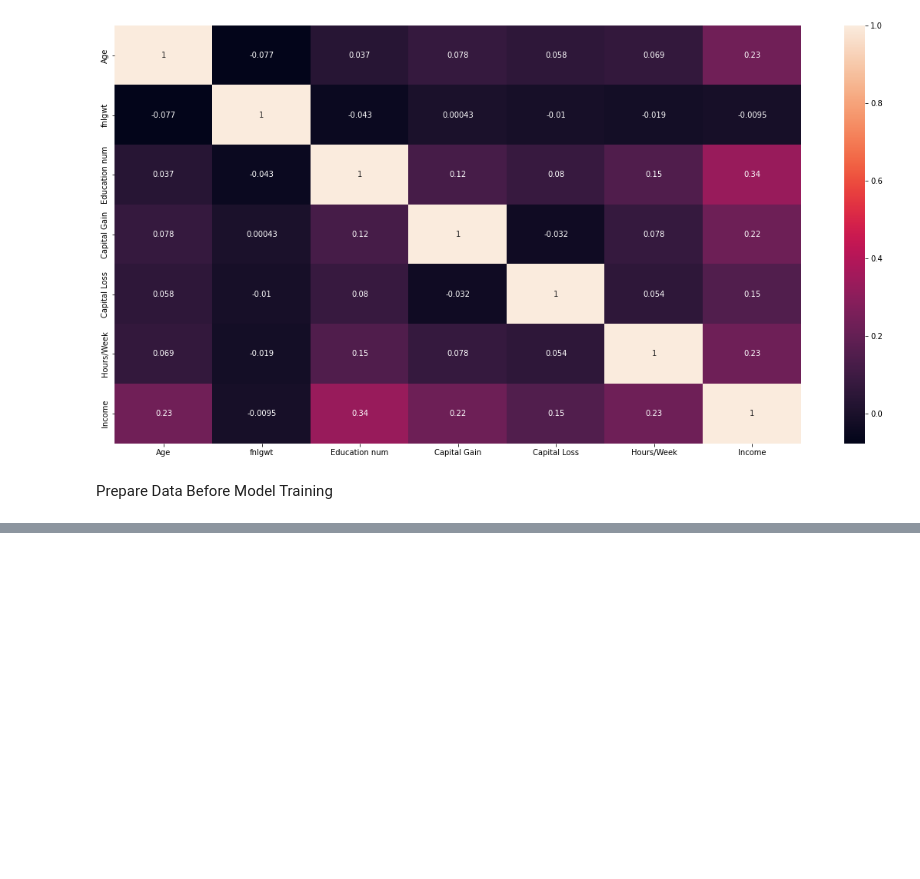
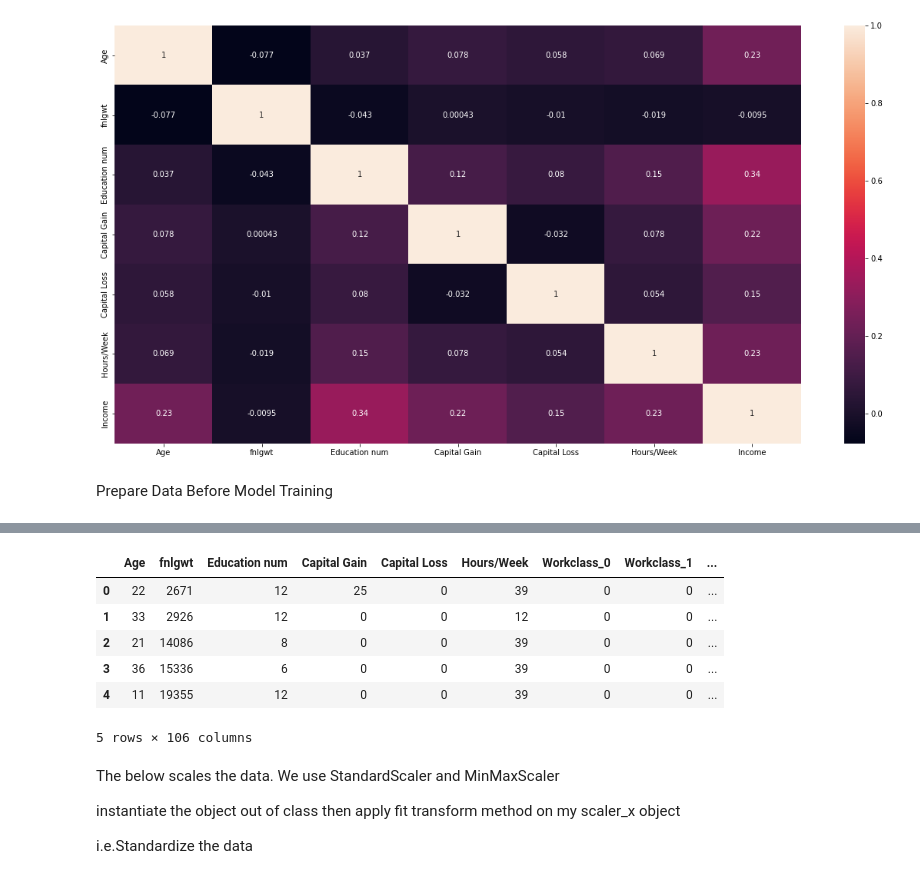
Before and after one commit to arpitsharma27/RegressionTechniques, a Jupyter notebook: LogisticRegressionXGBoost.ipynb, the cells around one changed output, grey strips where cells are left out. Cells and saved outputs as stored; diff of their text form; code cells hidden in the pictures; blank space fills up the shorter version.

```diff
--- a/LogisticRegressionXGBoost.ipynb
+++ b/LogisticRegressionXGBoost.ipynb
@@ -495,0 +550,21 @@ Prepare Data Before Model Training
+# %%
+features=['Workclass', 'Education', 'Maritial Status', 'Occupation', 'Relationship', 'Race', 'Sex', 'Native country']
+
+X = pd.get_dummies(X, columns=features)
+X.head()
+# %% [output]
+|  | Age | fnlgwt | Education num | Capital Gain | Capital Loss | Hours/Week | Workclass_0 | Workclass_1 | ... |
+| 0 | 22 | 2671 | 12 | 25 | 0 | 39 | 0 | 0 | ... |
+| 1 | 33 | 2926 | 12 | 0 | 0 | 12 | 0 | 0 | ... |
+| 2 | 21 | 14086 | 8 | 0 | 0 | 39 | 0 | 0 | ... |
+| 3 | 36 | 15336 | 6 | 0 | 0 | 39 | 0 | 0 | ... |
+| 4 | 11 | 19355 | 12 | 0 | 0 | 39 | 0 | 0 | ... |
+5 rows × 106 columns
+# %% [markdown]
+The below scales the data.
+We use StandardScaler and MinMaxScaler
+
+instantiate the object out of class
+then apply fit transform method on my scaler_x object
+
+i.e.Standardize the data
```
Also changed, not shown: parts of 13 cells of this notebook.
